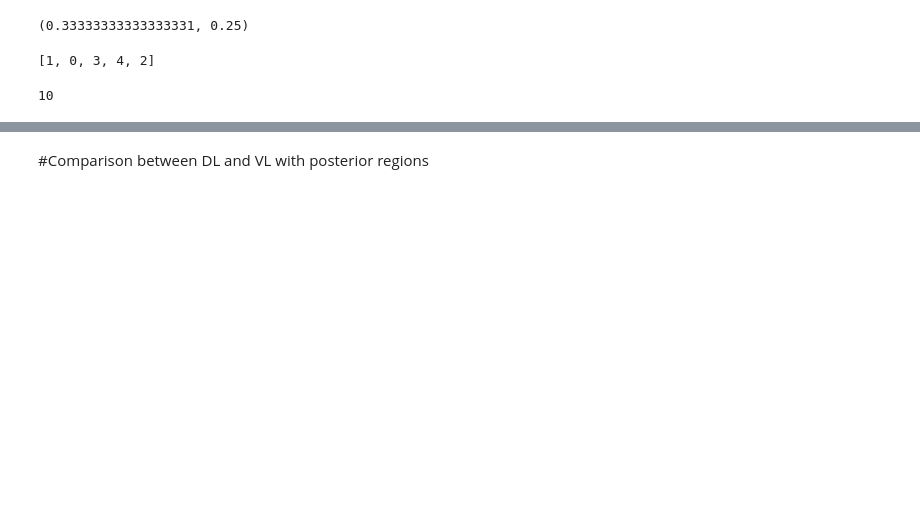
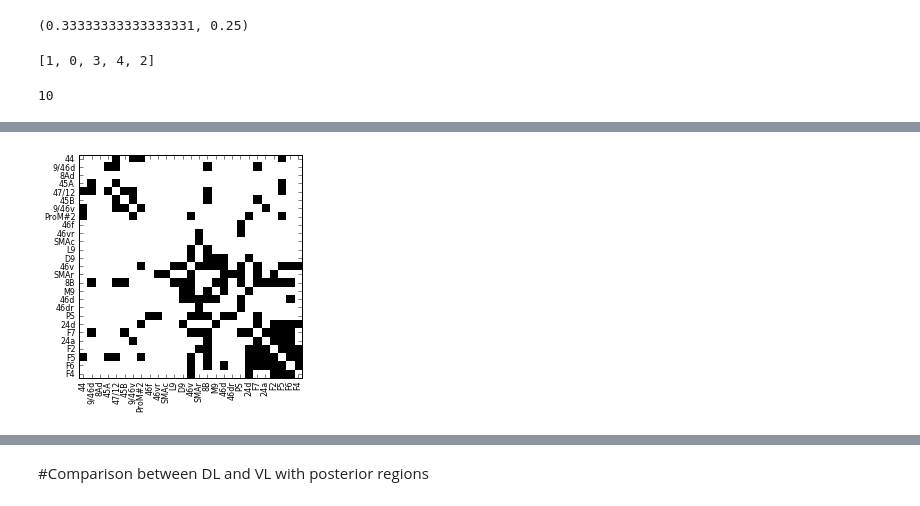
Before and after one commit to dawnsong/CoCoTools, a Jupyter notebook: applications/ModhaSingh_PFC/ms_posterior.ipynb, the cells around one changed output, grey strips where cells are left out. Saved outputs shown, nothing was run; the diff lists cells and outputs as text; code cells hidden in the pictures; blank space fills up the shorter version.

```diff
--- a/applications/ModhaSingh_PFC/ms_posterior.ipynb
+++ b/applications/ModhaSingh_PFC/ms_posterior.ipynb
@@ -117,0 +292,14 @@ dl_vl_posterior_degree_compare={x : ((mod_dl_all_degrees[x]/2)/float(nlabels['mo
+# %%
+lateral_graph=pfc_graph.subgraph(labels['mod_lateral_labels'])
+lateral_adj=nx.adjacency_matrix(lateral_graph, lateral_nodelist)
+imshow(lateral_adj, interpolation ='nearest', cmap = 'Greys')
+
+ax1=imshow(lateral_adj, interpolation ='nearest', cmap = 'Greys')
+ax1.axes.set_xticklabels(lateral_nodelist, rotation =90, size =8)
+ax1.axes.set_yticklabels(lateral_nodelist, size =8)
+ax1.axes.set_xticks(range(0,len(lateral_nodelist)*step,step ))
+ax1.axes.set_yticks(range(0,len(lateral_nodelist)*step,step))
+
+savefig('prefrontal_adj.pdf',  dpi=800, format='pdf')
+# %% [output]
+[figure, added]
```
Also changed, not shown: parts of 74 cells of this notebook, 2 other files.
